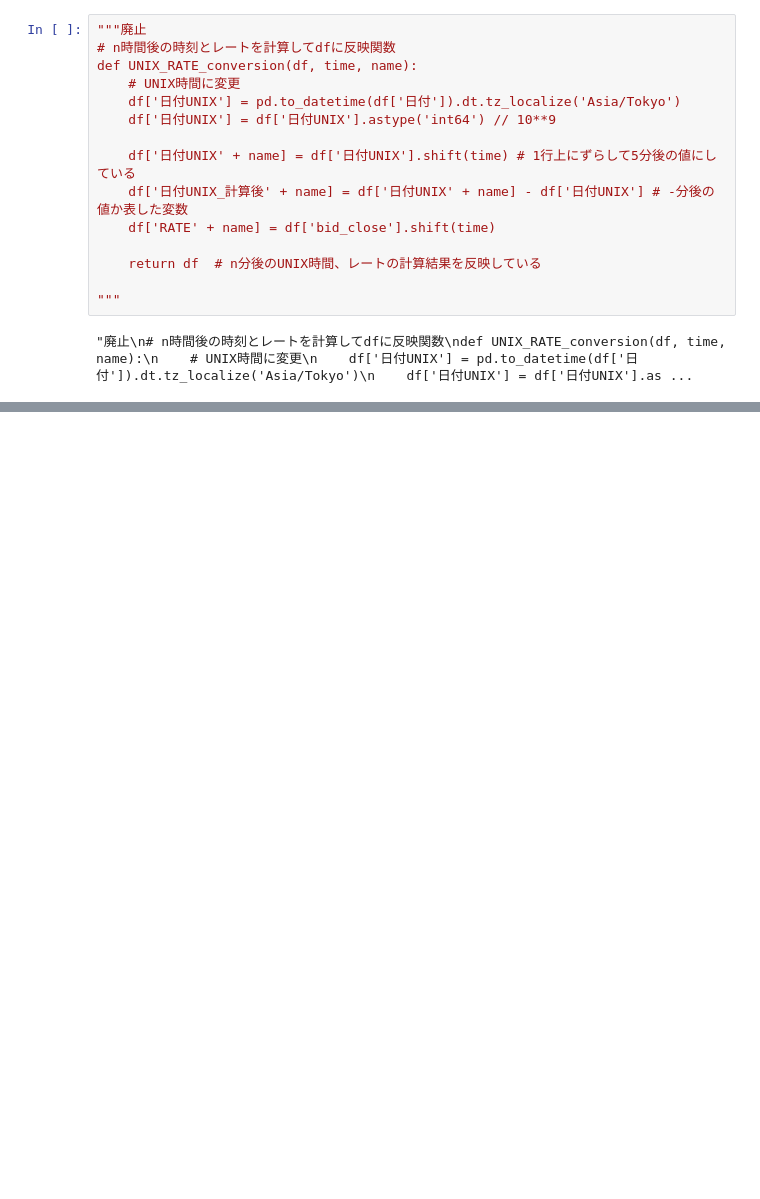
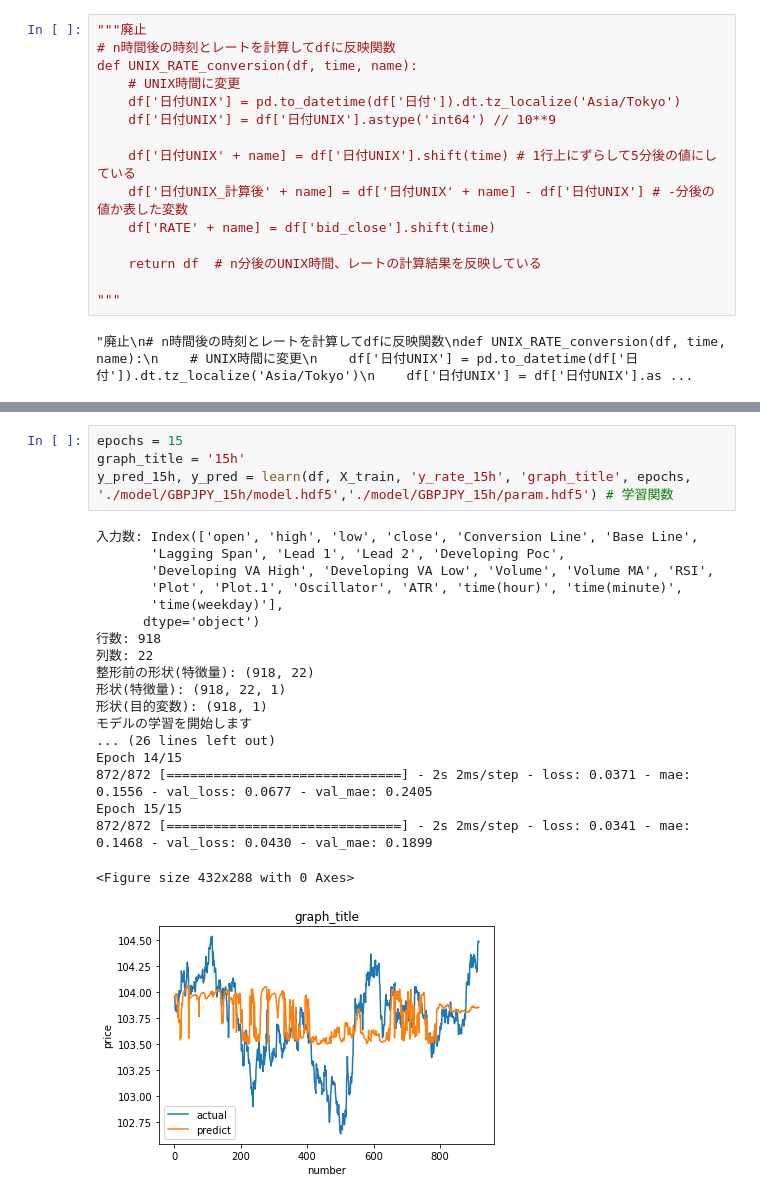
Before and after one commit to hnmwt/deep, a Jupyter notebook: FX/oanda/モデル作成.ipynb, the cells around one changed output, grey strips where cells are left out. Cells and saved outputs as stored; diff of their text form; blank space fills up the shorter version.

```diff
--- a/FX/oanda/モデル作成.ipynb
+++ b/FX/oanda/モデル作成.ipynb
@@ -321,0 +552,24 @@ y_pred_12h, y_pred = learn(df, X_train, 'y_rate_12h', 'graph_title', epochs, './
+# %%
+epochs = 15
+graph_title = '15h'
+y_pred_15h, y_pred = learn(df, X_train, 'y_rate_15h', 'graph_title', epochs, './model/GBPJPY_15h/model.hdf5','./model/GBPJPY_15h/param.hdf5') # 学習関数
+# %% [output]
+入力数: Index(['open', 'high', 'low', 'close', 'Conversion Line', 'Base Line',
+       'Lagging Span', 'Lead 1', 'Lead 2', 'Developing Poc',
+       'Developing VA High', 'Developing VA Low', 'Volume', 'Volume MA', 'RSI',
+       'Plot', 'Plot.1', 'Oscillator', 'ATR', 'time(hour)', 'time(minute)',
+       'time(weekday)'],
+      dtype='object')
+行数: 918
+列数: 22
+整形前の形状(特徴量): (918, 22)
+形状(特徴量): (918, 22, 1)
+形状(目的変数): (918, 1)
+モデルの学習を開始します
+... (26 lines left out)
+Epoch 14/15
+872/872 [==============================] - 2s 2ms/step - loss: 0.0371 - mae: 0.1556 - val_loss: 0.0677 - val_mae: 0.2405
+Epoch 15/15
+872/872 [==============================] - 2s 2ms/step - loss: 0.0341 - mae: 0.1468 - val_loss: 0.0430 - val_mae: 0.1899
+<Figure size 432x288 with 0 Axes>
+[figure, added]
```
Also changed, not shown: parts of 26 cells of this notebook.
